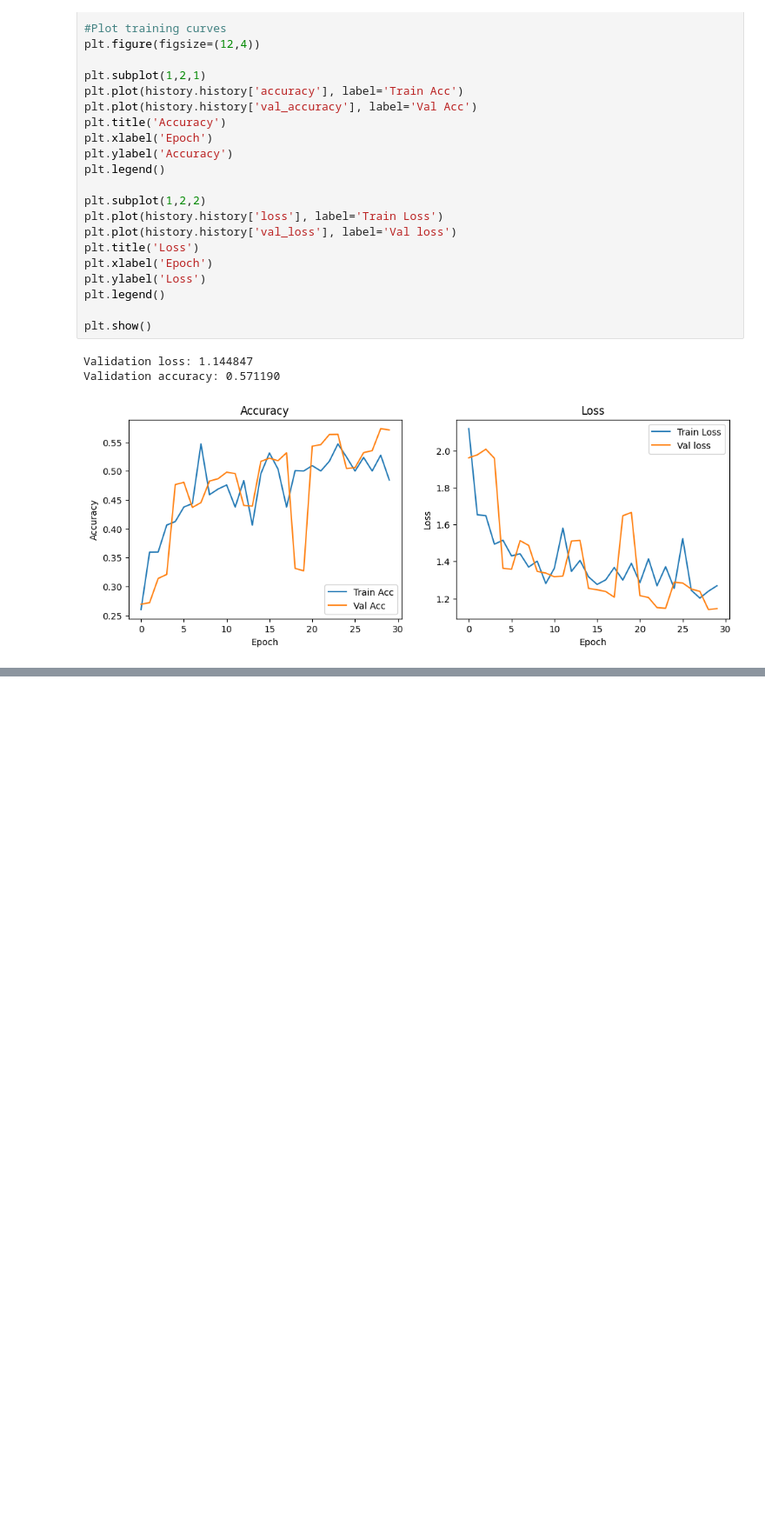
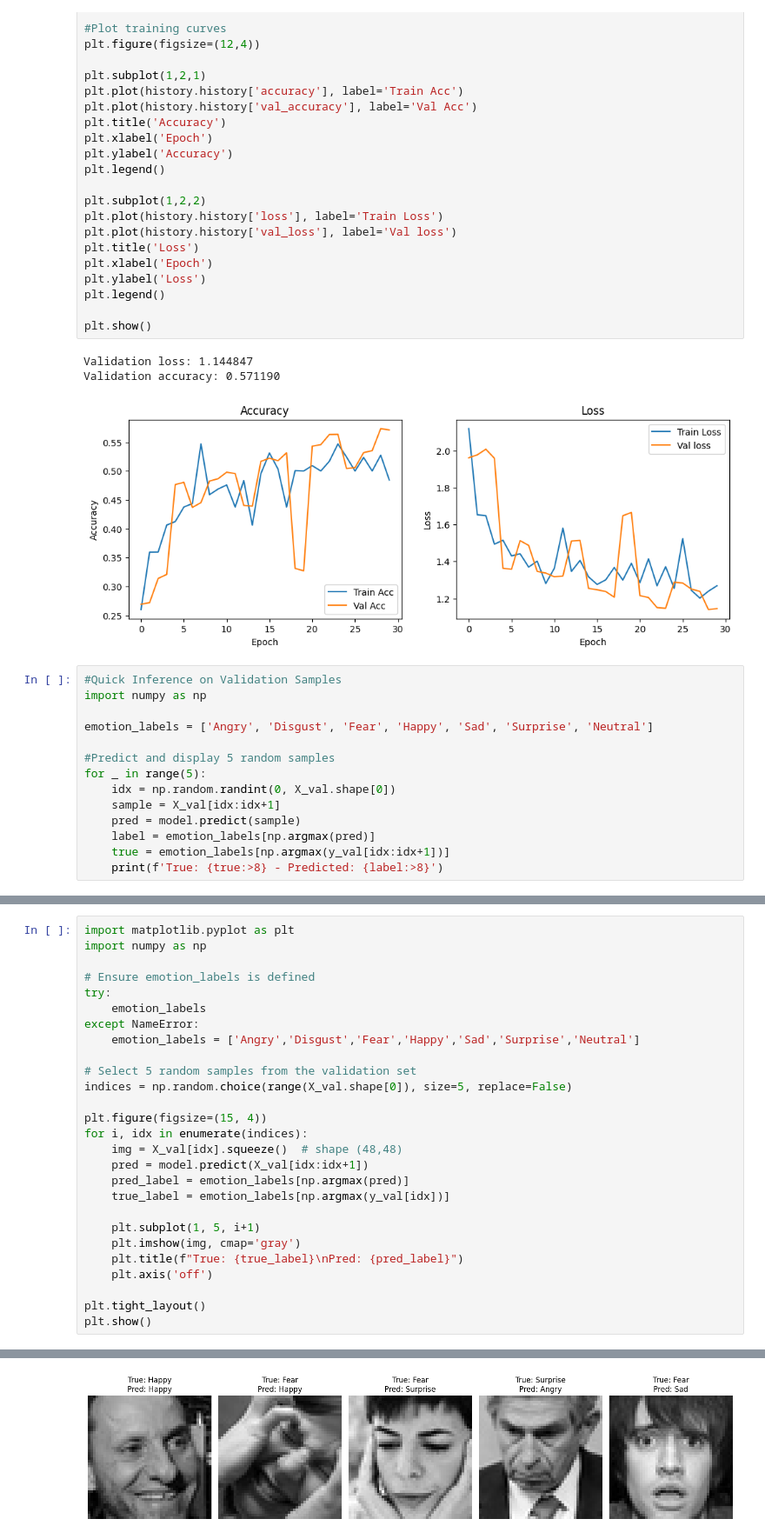
Before and after one commit to jack-marken/ml-facial-recognition-project, a Jupyter notebook: emotion_detection/emotion2.ipynb, the cells around one changed output, grey strips where cells are left out. Shown at 87% size. Saved outputs shown, nothing was run; the diff lists cells and outputs as text; blank space fills up the shorter version.

Commit message:
Model trained

```diff
--- a/emotion_detection/emotion2.ipynb
+++ b/emotion_detection/emotion2.ipynb
@@ -239,3 +239,17 @@ plt.show()
 Validation loss: 1.144847
 Validation accuracy: 0.571190
 [figure]
+# %%
+#Quick Inference on Validation Samples
+import numpy as np
+
+emotion_labels = ['Angry', 'Disgust', 'Fear', 'Happy', 'Sad', 'Surprise', 'Neutral']
+
+#Predict and display 5 random samples
+for _ in range(5):
+    idx = np.random.randint(0, X_val.shape[0])
+    sample = X_val[idx:idx+1]
+    pred = model.predict(sample)
+    label = emotion_labels[np.argmax(pred)]
+    true = emotion_labels[np.argmax(y_val[idx:idx+1])]
+    print(f'True: {true:>8} - Predicted: {label:>8}')
@@ -241,0 +267,28 @@ Validation accuracy: 0.571190
+# %%
+import matplotlib.pyplot as plt
+import numpy as np
+
+# Ensure emotion_labels is defined
+try:
+    emotion_labels
+except NameError:
+    emotion_labels = ['Angry','Disgust','Fear','Happy','Sad','Surprise','Neutral']
+
+# Select 5 random samples from the validation set
+indices = np.random.choice(range(X_val.shape[0]), size=5, replace=False)
+
+plt.figure(figsize=(15, 4))
+for i, idx in enumerate(indices):
+    img = X_val[idx].squeeze()  # shape (48,48)
+    pred = model.predict(X_val[idx:idx+1])
+    pred_label = emotion_labels[np.argmax(pred)]
+    true_label = emotion_labels[np.argmax(y_val[idx])]
+
+    plt.subplot(1, 5, i+1)
+    plt.imshow(img, cmap='gray')
+    plt.title(f"True: {true_label}\nPred: {pred_label}")
+    plt.axis('off')
+
+plt.tight_layout()
+plt.show()
+# %% [output]
@@ -241,0 +300 @@ Validation accuracy: 0.571190
+[figure, added]
```
Also changed, not shown: parts of 2 cells of this notebook.
